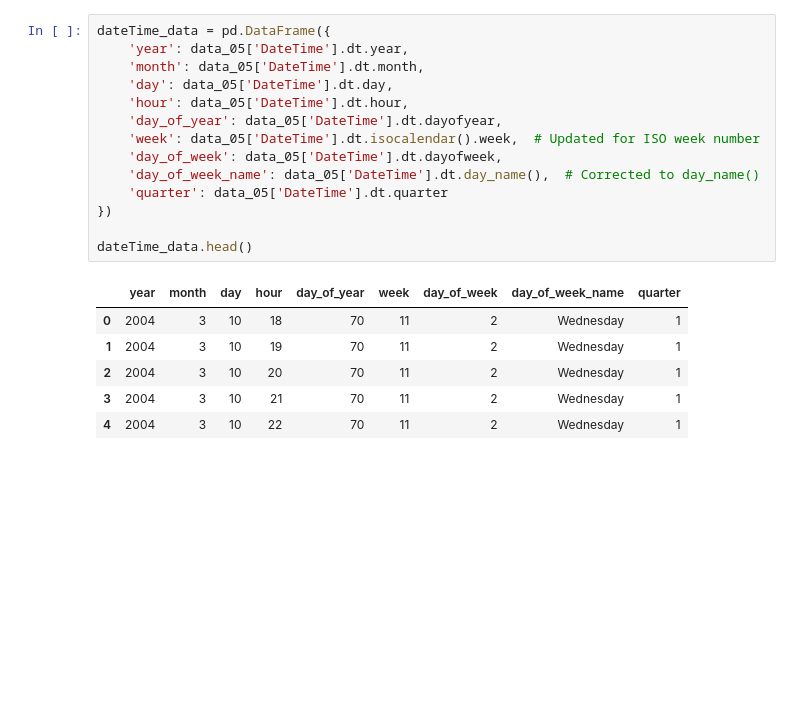
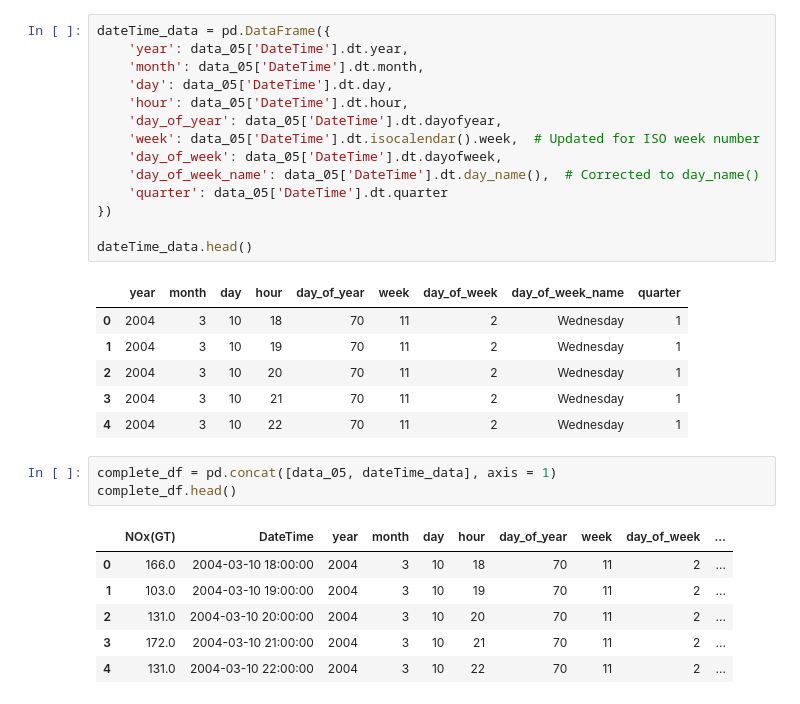
Before and after one commit to Malinda1/feature_engineering, a Jupyter notebook: feature_engineering.ipynb, the cells around one changed output. Cells and saved outputs as stored; diff of their text form; blank space fills up the shorter version.

Commit message:
Add original dataframe and dattime dataframe together

```diff
--- a/feature_engineering.ipynb
+++ b/feature_engineering.ipynb
@@ -650,3 +650,13 @@ dateTime_data.head()
 | 2 | 2004 | 3 | 10 | 20 | 70 | 11 | 2 | Wednesday | 1 |
 | 3 | 2004 | 3 | 10 | 21 | 70 | 11 | 2 | Wednesday | 1 |
 | 4 | 2004 | 3 | 10 | 22 | 70 | 11 | 2 | Wednesday | 1 |
+# %%
+complete_df = pd.concat([data_05, dateTime_data], axis = 1)
+complete_df.head()
+# %% [output]
+|  | NOx(GT) | DateTime | year | month | day | hour | day_of_year | week | day_of_week | ... |
+| 0 | 166.0 | 2004-03-10 18:00:00 | 2004 | 3 | 10 | 18 | 70 | 11 | 2 | ... |
+| 1 | 103.0 | 2004-03-10 19:00:00 | 2004 | 3 | 10 | 19 | 70 | 11 | 2 | ... |
+| 2 | 131.0 | 2004-03-10 20:00:00 | 2004 | 3 | 10 | 20 | 70 | 11 | 2 | ... |
+| 3 | 172.0 | 2004-03-10 21:00:00 | 2004 | 3 | 10 | 21 | 70 | 11 | 2 | ... |
+| 4 | 131.0 | 2004-03-10 22:00:00 | 2004 | 3 | 10 | 22 | 70 | 11 | 2 | ... |
```
